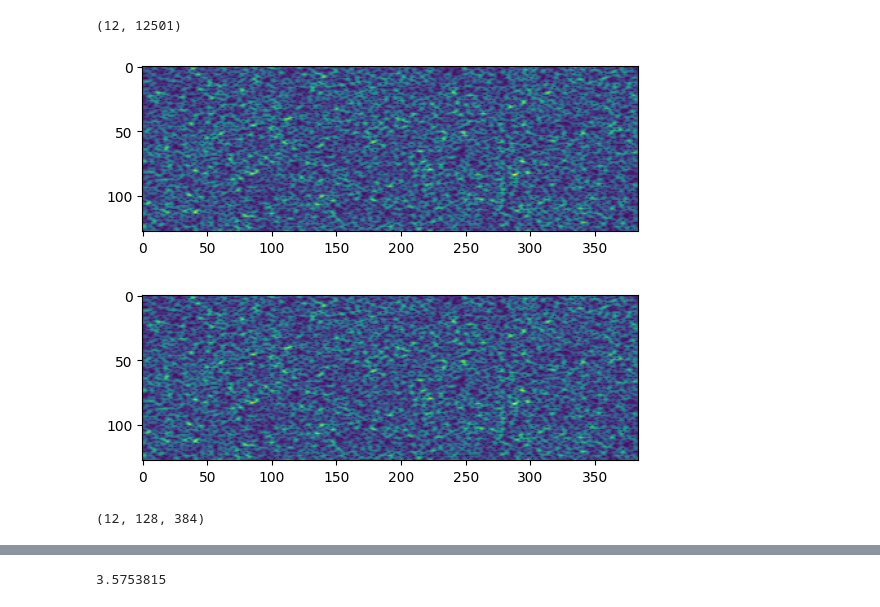
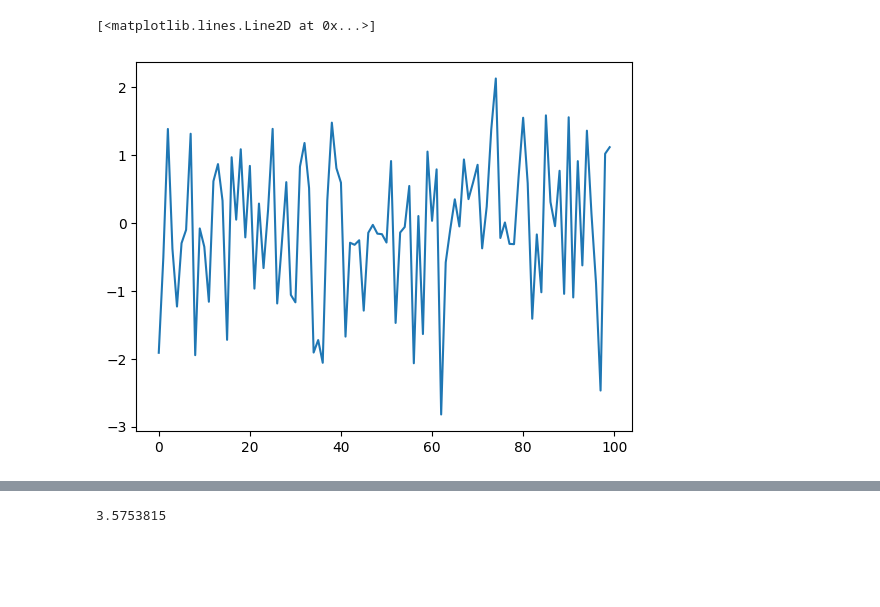
Before and after one commit to highfem/tqdne, a Jupyter notebook: experiments/_evaluate_torchaudiospectogram.ipynb, the cells around one changed output, grey strips where cells are left out. Saved outputs shown, nothing was run; the diff lists cells and outputs as text; code cells hidden in the pictures; blank space fills up the shorter version.

```diff
--- a/experiments/_evaluate_torchaudiospectogram.ipynb
+++ b/experiments/_evaluate_torchaudiospectogram.ipynb
@@ -3,8 +3,3 @@ import torch as th
 import librosa
 import numpy as np
 import matplotlib.pyplot as plt
-# %%
-x = th.randn((12, 12501)).numpy()
-x.shape
-# %% [output]
-(12, 12501)
@@ -14,0 +9,7 @@ from torchaudio.transforms import Spectrogram
+# %%
+waveform = th.randn((12, 12256)).numpy()
+# %%
+plt.plot(waveform[0, :100])
+# %% [output]
+[<matplotlib.lines.Line2D at 0x...>]
+[figure, added]
@@ -15,17 +18,6 @@ from torchaudio.transforms import Spectrogram
 # %%
-spec = np.array([stft(wave[:12256], n_fft=256, hop_length=32, )  for wave in x])
-spec = spec[:, :-1]
-plt.imshow((np.abs(spec[0])))
-plt.show()
+def libr(x=waveform):
+    spec = np.array([stft(xx[:12256], n_fft=256, hop_length=32) for xx in x])
+    retspec = np.abs(spec[:, :-1])
+    wave = np.array([griffinlim(rs, n_fft=256, hop_length=32, n_iter=128) for rs in np.abs(spec)])
+    return retspec, wave
-# %% [output]
-[figure, removed]
-# %%
-ss = Spectrogram(256, hop_length=32, power=1, center=True, pad_mode="constant")
-spec2 = ss(th.tensor(x[:, :12256])).numpy()
-spec2 = spec2[:, :-1]
-plt.imshow((spec2[0]))
-plt.show()
-np.abs(spec2).shape
-# %% [output]
-[figure, removed]
-(12, 128, 384)
```
Also changed, not shown: parts of 16 cells of this notebook.
